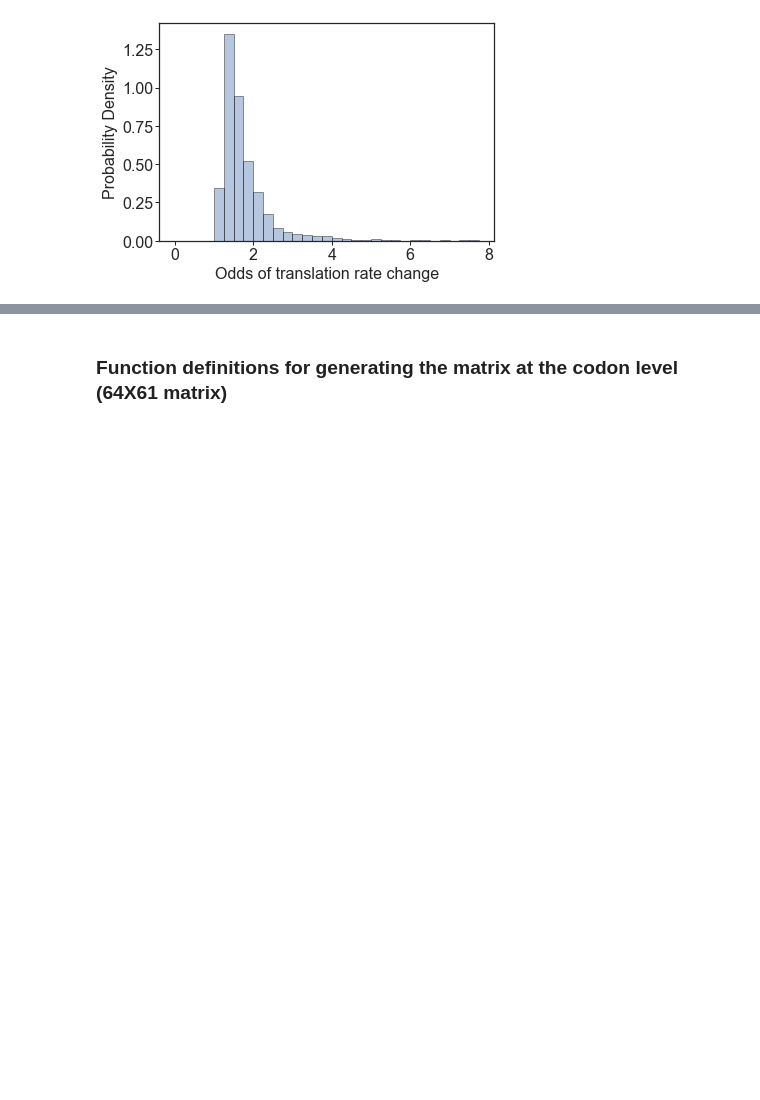
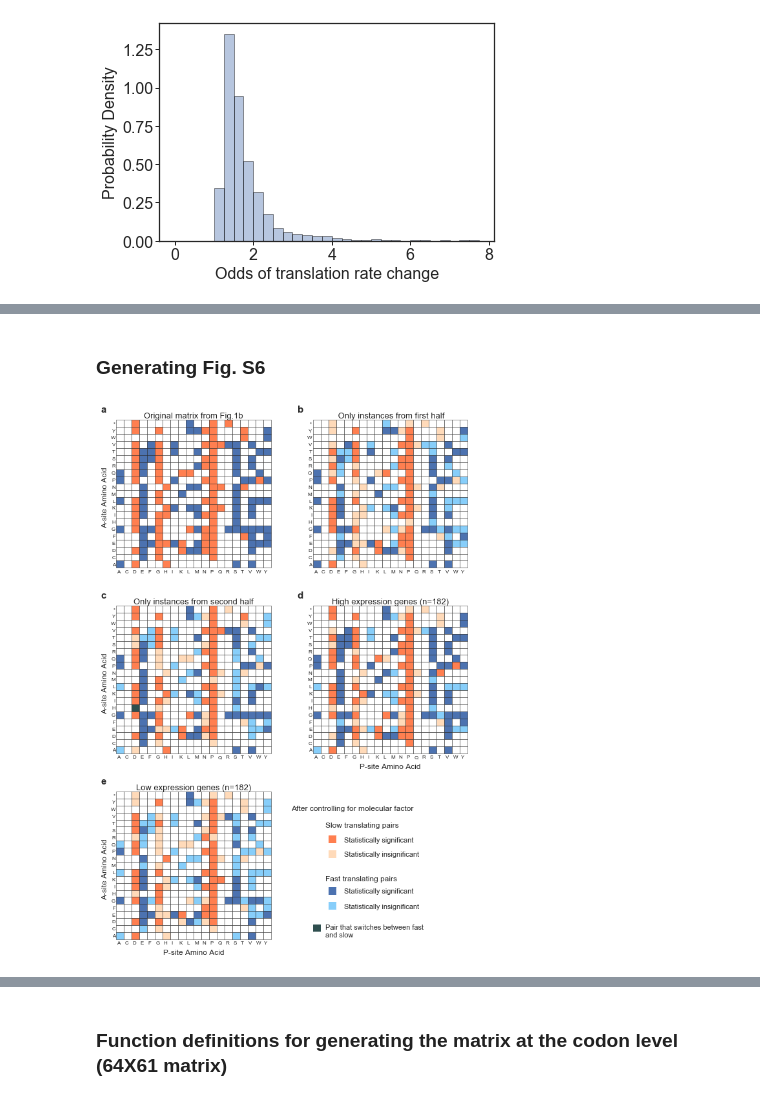
Before and after one commit to obrien-lab/P-site-A-site-pairs-analysis, a Jupyter notebook: P-site_A-site_pairs_project_data_analysis.ipynb, the cells around one changed output, grey strips where cells are left out. Drawn from its saved outputs; the diff is of its cells as text; code cells hidden in the pictures; blank space fills up the shorter version.

```diff
--- a/P-site_A-site_pairs_project_data_analysis.ipynb
+++ b/P-site_A-site_pairs_project_data_analysis.ipynb
@@ -1241,0 +1902,7 @@ Total number of amino acid pair combinations with less than 5 instances: 74
+# %% [markdown]
+### Generating Fig. S6
+# %%
+figS6_factor_list = ['first_half', 'second_half', 'high_exp', 'low_exp']
+plot_mol_factors_subplots(robust_pairs_perc_dict, robust_pairs_pval_dict, figS6_factor_list, title_dict)
+# %% [output]
+[figure, added]
```
Also changed, not shown: parts of 20 cells of this notebook.
